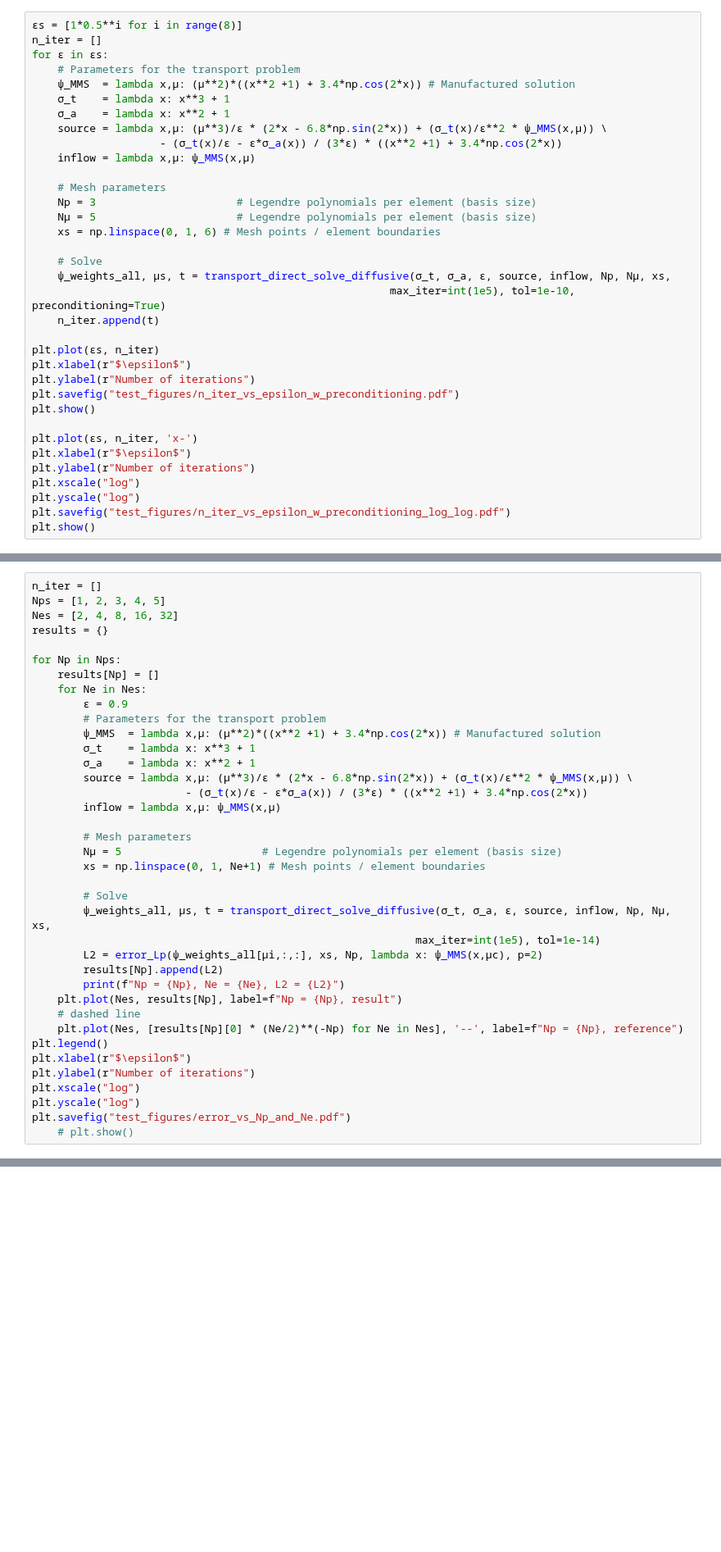
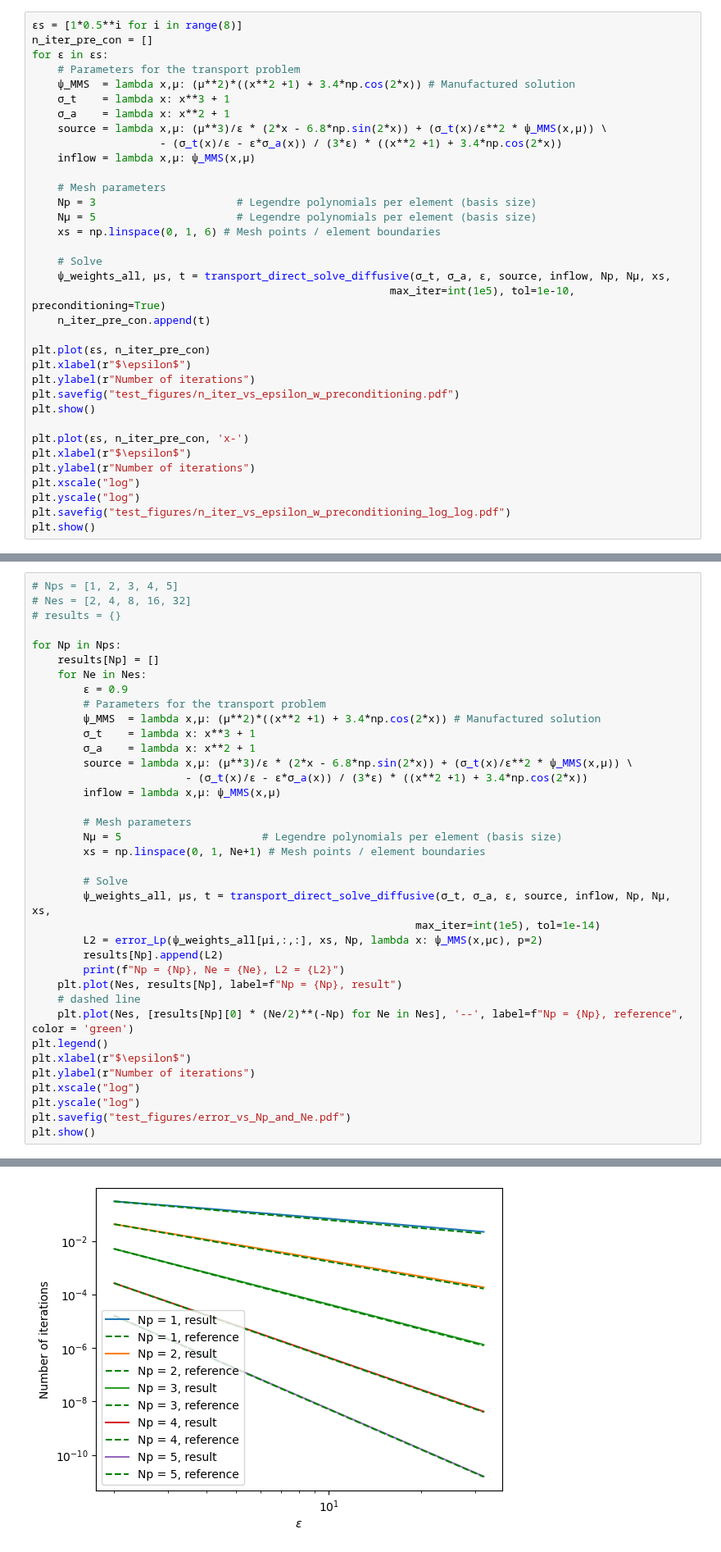
Before and after one commit to jpgallagher1/PIMS-GroupB, a Jupyter notebook: main.ipynb, the cells around one changed output, grey strips where cells are left out. Shown at 82% size. Saved outputs shown, nothing was run; the diff lists cells and outputs as text; blank space fills up the shorter version.

```diff
--- a/main.ipynb
+++ b/main.ipynb
@@ -119,6 +115,6 @@ Converged in 85057 iterations
 # %%
 εs = [1*0.5**i for i in range(8)]
-n_iter = []
+n_iter_pre_con = []
 for ε in εs:
     # Parameters for the transport problem
     ψ_MMS  = lambda x,μ: (μ**2)*((x**2 +1) + 3.4*np.cos(2*x)) # Manufactured solution
@@ -136,15 +132,15 @@ for ε in εs:
     # Solve
     ψ_weights_all, μs, t = transport_direct_solve_diffusive(σ_t, σ_a, ε, source, inflow, Np, Nμ, xs,
                                                         max_iter=int(1e5), tol=1e-10, preconditioning=True)
-    n_iter.append(t)
+    n_iter_pre_con.append(t)
 
-plt.plot(εs, n_iter)
+plt.plot(εs, n_iter_pre_con)
 plt.xlabel(r"$\epsilon$")
 plt.ylabel(r"Number of iterations")
 plt.savefig("test_figures/n_iter_vs_epsilon_w_preconditioning.pdf")
 plt.show()
 
-plt.plot(εs, n_iter, 'x-')
+plt.plot(εs, n_iter_pre_con, 'x-')
 plt.xlabel(r"$\epsilon$")
 plt.ylabel(r"Number of iterations")
 plt.xscale("log")
@@ -163,10 +151,9 @@ Converged in 33 iterations
 [figure]
 [figure]
 # %%
-n_iter = []
-Nps = [1, 2, 3, 4, 5]
-Nes = [2, 4, 8, 16, 32]
-results = {}
+# Nps = [1, 2, 3, 4, 5]
+# Nes = [2, 4, 8, 16, 32]
+# results = {}
 
 for Np in Nps:
     results[Np] = []
@@ -192,12 +179,12 @@ for Np in Nps:
         print(f"Np = {Np}, Ne = {Ne}, L2 = {L2}")
     plt.plot(Nes, results[Np], label=f"Np = {Np}, result")
     # dashed line
-    plt.plot(Nes, [results[Np][0] * (Ne/2)**(-Np) for Ne in Nes], '--', label=f"Np = {Np}, reference")
+    plt.plot(Nes, [results[Np][0] * (Ne/2)**(-Np) for Ne in Nes], '--', label=f"Np = {Np}, reference", color = 'green')
 plt.legend()
 plt.xlabel(r"$\epsilon$")
 plt.ylabel(r"Number of iterations")
 plt.xscale("log")
 plt.yscale("log")
 plt.savefig("test_figures/error_vs_Np_and_Ne.pdf")
-    # plt.show()
+plt.show()
 # %% [output]
@@ -224,0 +191 @@ Np = 2, Ne = 32, L2 = 0.00018667683305081972
+[figure, added]
```
Also changed, not shown: parts of 3 cells of this notebook, 5 other files.
